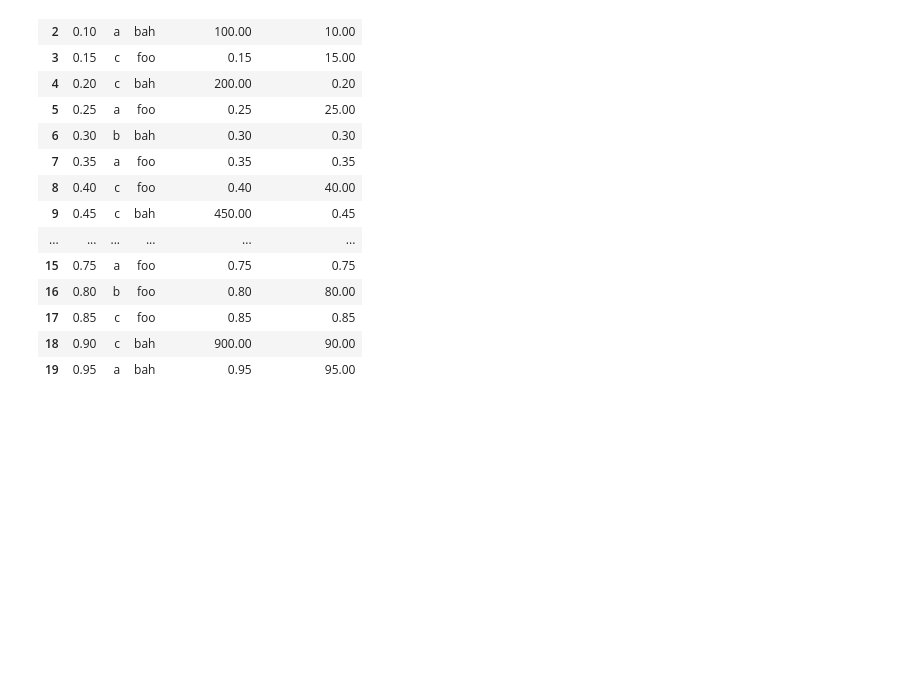
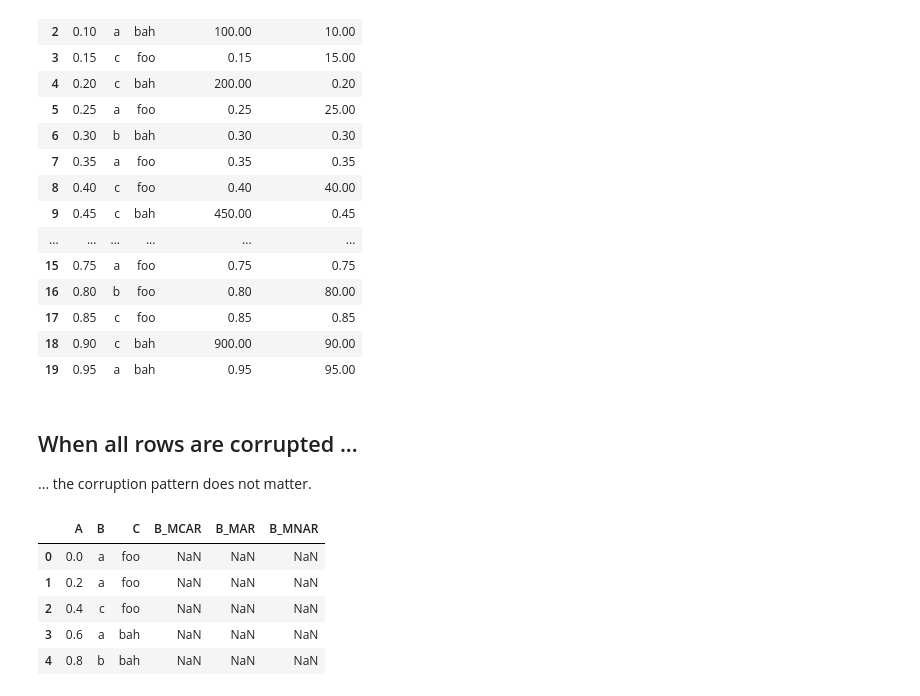
Before and after one commit to schelterlabs/jenga, a Jupyter notebook: notebooks/corruptions.ipynb, the cells around one changed output. Cells and saved outputs as stored; diff of their text form; code cells hidden in the pictures; blank space fills up the shorter version.

```diff
--- a/notebooks/corruptions.ipynb
+++ b/notebooks/corruptions.ipynb
@@ -191,3 +191,24 @@ df
 | 17 | 0.85 | c | foo | 0.85 | 0.85 |
 | 18 | 0.90 | c | bah | 900.00 | 90.00 |
 | 19 | 0.95 | a | bah | 0.95 | 95.00 |
+# %% [markdown]
+## When all rows are corrupted ...
+
+... the corruption pattern does not matter.
+# %%
+from jenga.corruptions.generic import MissingValues
+
+df = new_df(N=5)
+
+df['B_MCAR'] = MissingValues(column='B', fraction=1., missingness='MCAR').transform(df)['B']
+df['B_MAR'] = MissingValues(column='B', fraction=1., missingness='MAR').transform(df)['B']
+df['B_MNAR'] = MissingValues(column='B', fraction=1., missingness='MNAR').transform(df)['B']
+
+df
+# %% [output]
+|  | A | B | C | B_MCAR | B_MAR | B_MNAR |
+| 0 | 0.0 | a | foo | NaN | NaN | NaN |
+| 1 | 0.2 | a | foo | NaN | NaN | NaN |
+| 2 | 0.4 | c | foo | NaN | NaN | NaN |
+| 3 | 0.6 | a | bah | NaN | NaN | NaN |
+| 4 | 0.8 | b | bah | NaN | NaN | NaN |
```
Also changed, not shown: parts of 2 cells of this notebook, 1 other file.
